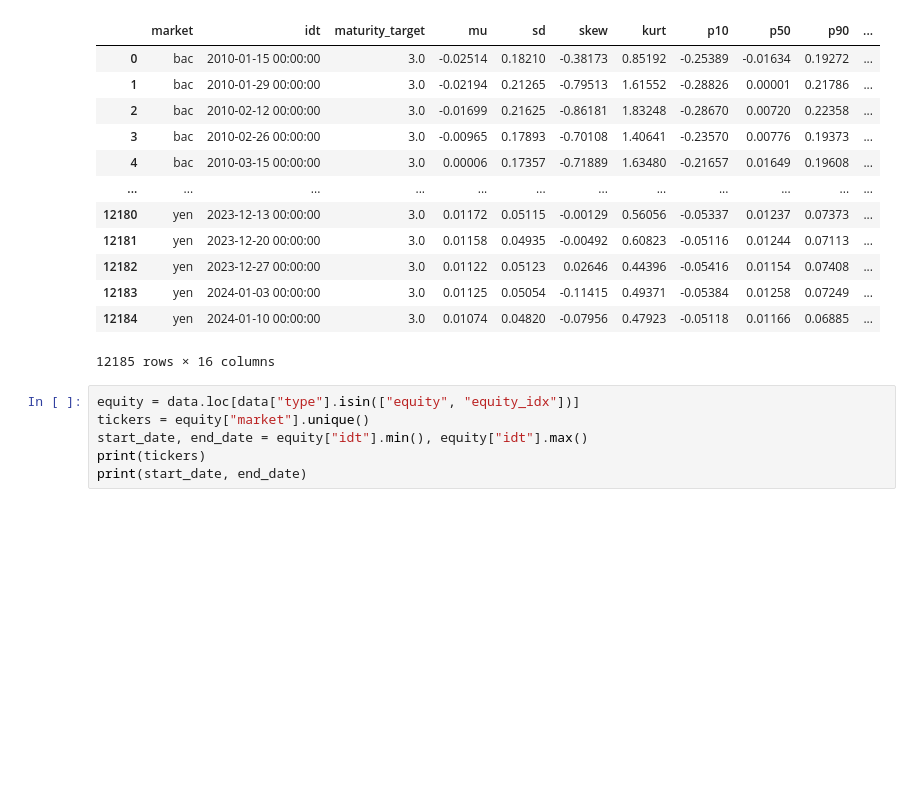
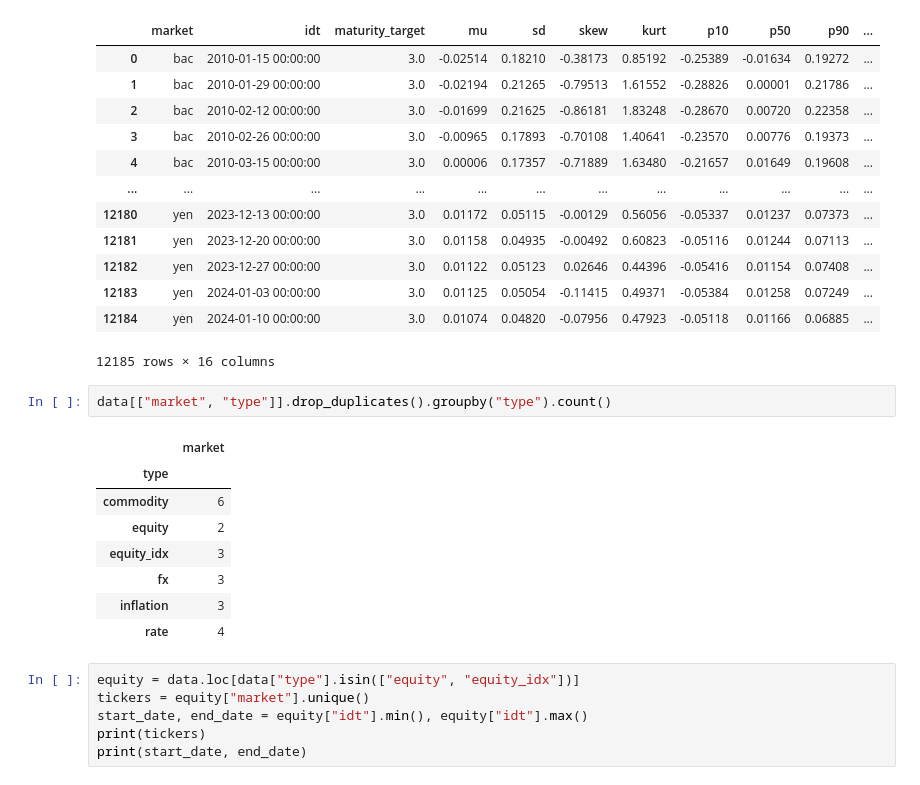
Before and after one commit to claircocoanut/iaqf-default, a Jupyter notebook: data_analysis/equity.ipynb, the cells around one changed output. Saved outputs shown, nothing was run; the diff lists cells and outputs as text; blank space fills up the shorter version.

```diff
--- a/data_analysis/equity.ipynb
+++ b/data_analysis/equity.ipynb
@@ -30,6 +30,17 @@ data
 | 12183 | yen | 2024-01-03 00:00:00 | 3.0 | 0.01125 | 0.05054 | -0.11415 | 0.49371 | -0.05384 | 0.01258 | 0.07249 | ... |
 | 12184 | yen | 2024-01-10 00:00:00 | 3.0 | 0.01074 | 0.04820 | -0.07956 | 0.47923 | -0.05118 | 0.01166 | 0.06885 | ... |
 12185 rows × 16 columns
+# %%
+data[["market", "type"]].drop_duplicates().groupby("type").count()
+# %% [output]
+|  | market |
+| type |  |
+| commodity | 6 |
+| equity | 2 |
+| equity_idx | 3 |
+| fx | 3 |
+| inflation | 3 |
+| rate | 4 |
 # %%
 equity = data.loc[data["type"].isin(["equity", "equity_idx"])]
 tickers = equity["market"].unique()
```
Also changed, not shown: parts of 6 cells of this notebook, 1 other file.
